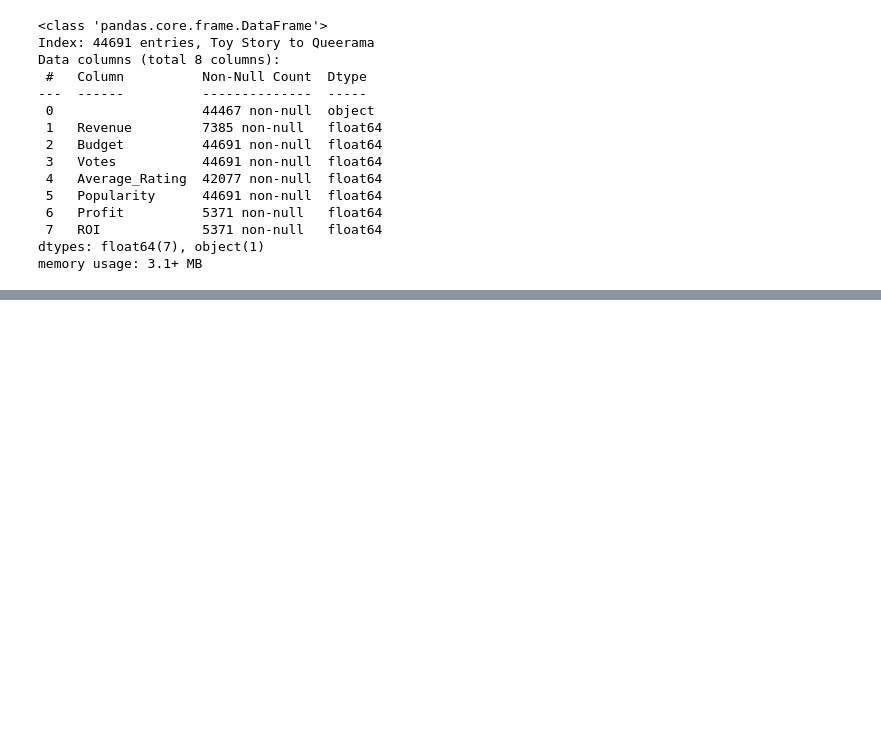
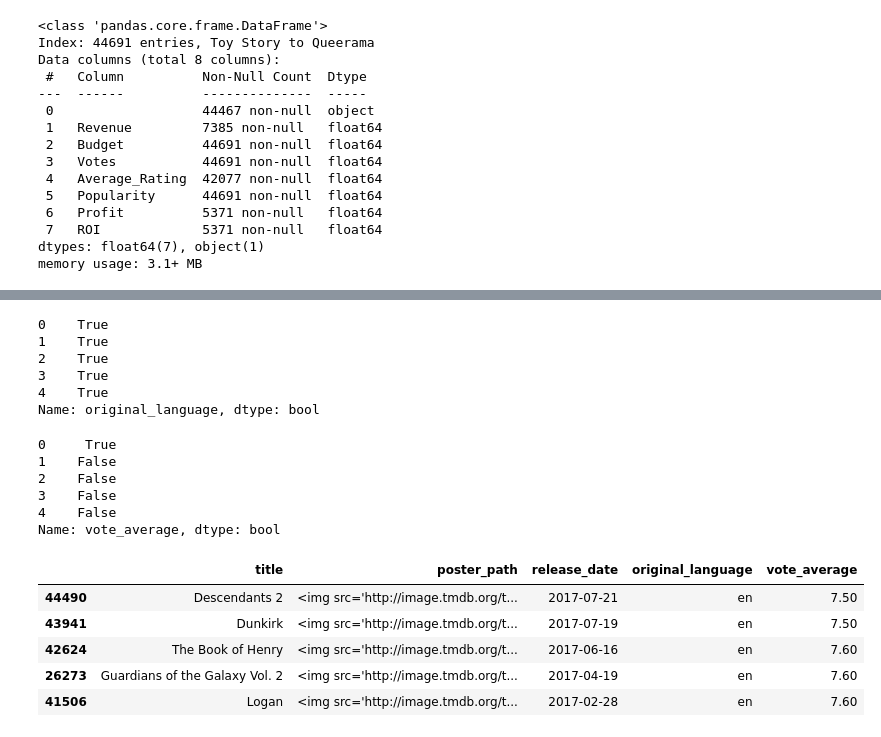
Before and after one commit to bcgithubpage/datascience, a Jupyter notebook: EDA_Movie_Project_Part1.ipynb, the cells around one changed output, grey strips where cells are left out. Cells and saved outputs as stored; diff of their text form; code cells hidden in the pictures; blank space fills up the shorter version.

```diff
--- a/EDA_Movie_Project_Part1.ipynb
+++ b/EDA_Movie_Project_Part1.ipynb
@@ -300,0 +459,5 @@ best_worst(by='Popularity', n=5)
+# %%
+## Explore Movie - action or thriller genres, original language English, min rating 7.5 (sort by = most recent)
+
+mask_genres1 = df.genres.str.contains('Action') | df.genres.str.contains('Thriller')
+mask_genres1.head()
@@ -300,0 +486,32 @@ best_worst(by='Popularity', n=5)
+# %%
+mask_en = df.original_language == 'en'
+mask_en.head()
+# %% [output]
+0    True
+1    True
+2    True
+3    True
+4    True
+Name: original_language, dtype: bool
+# %%
+mask_rating = df.vote_average >= 7.5
+mask_rating.head()
+# %% [output]
+0     True
+1    False
+2    False
+3    False
+4    False
+Name: vote_average, dtype: bool
+# %%
+#set min vote count since certain movies have only 1
+mask_count = df.vote_count >= 10
+# %%
+df.loc[mask_genres1 & mask_en & mask_rating &mask_count, ["title", "poster_path", "release_date", "original_language", "vote_average"]].sort_values(by='release_date', ascending=False).head()
+# %% [output]
+|  | title | poster_path | release_date | original_language | vote_average |
+| 44490 | Descendants 2 | <img src='http://image.tmdb.org/t... | 2017-07-21 | en | 7.50 |
+| 43941 | Dunkirk | <img src='http://image.tmdb.org/t... | 2017-07-19 | en | 7.50 |
+| 42624 | The Book of Henry | <img src='http://image.tmdb.org/t... | 2017-06-16 | en | 7.60 |
+| 26273 | Guardians of the Galaxy Vol. 2 | <img src='http://image.tmdb.org/t... | 2017-04-19 | en | 7.60 |
+| 41506 | Logan | <img src='http://image.tmdb.org/t... | 2017-02-28 | en | 7.60 |
```
Also changed, not shown: parts of 34 cells of this notebook.
